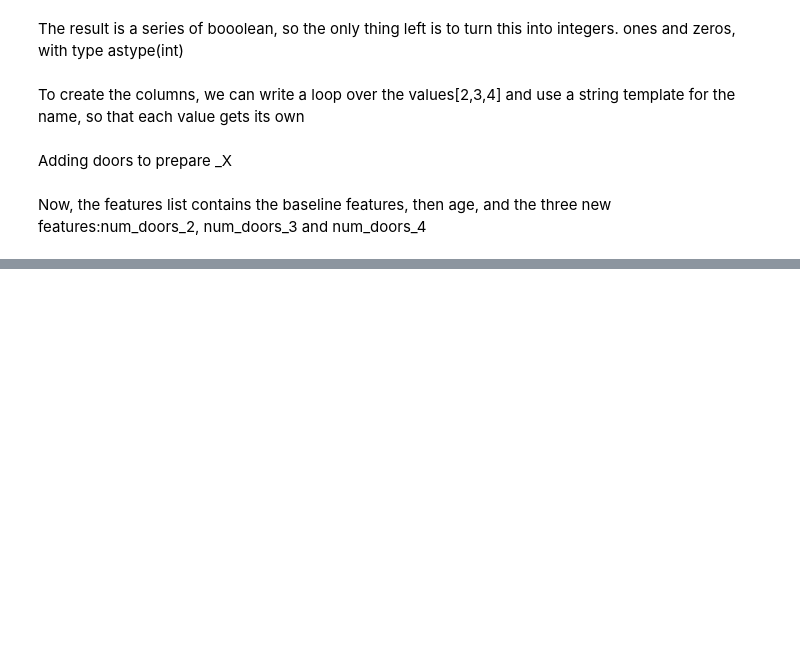
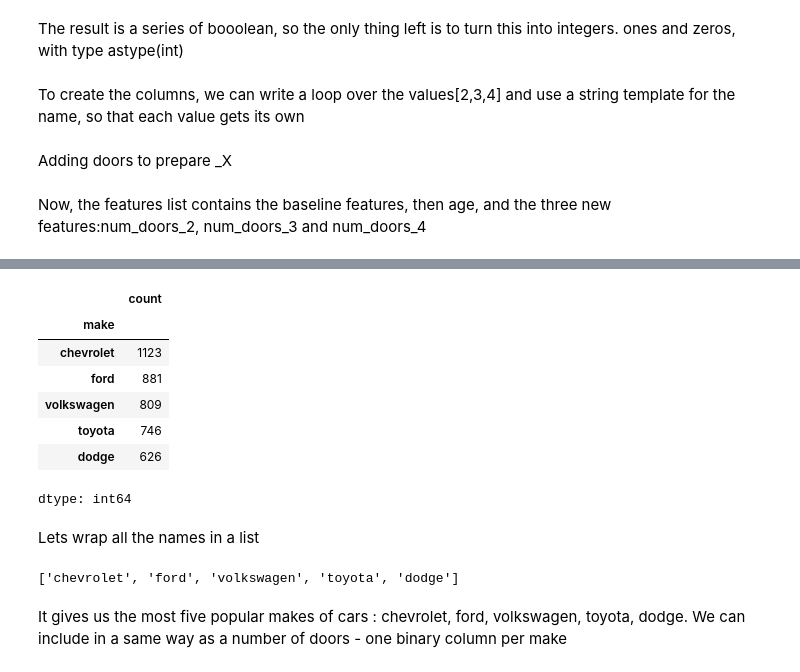
Before and after one commit to sejal-oli7/python, a Jupyter notebook: python / regression.ipynb, the cells around one changed output, grey strips where cells are left out. Saved outputs shown, nothing was run; the diff lists cells and outputs as text; code cells hidden in the pictures; blank space fills up the shorter version.

```diff
--- a/python / regression.ipynb
+++ b/python / regression.ipynb
@@ -945,0 +977,13 @@ np.float64(0.5172055461058305)
+# %%
+df.make.value_counts().head()
+# %% [output]
+|  | count |
+| make |  |
+| chevrolet | 1123 |
+| ford | 881 |
+| volkswagen | 809 |
+| toyota | 746 |
+| dodge | 626 |
+dtype: int64
+# %% [markdown]
+Lets wrap all the names in a list
@@ -945,0 +992,7 @@ np.float64(0.5172055461058305)
+# %%
+makes
+# %% [output]
+['chevrolet', 'ford', 'volkswagen', 'toyota', 'dodge']
+# %% [markdown]
+It gives us the most five popular makes of cars : chevrolet, ford, volkswagen,
+toyota, dodge. We can include in a same way as a number of doors - one binary column per make
```
Also changed, not shown: parts of 9 cells of this notebook.
